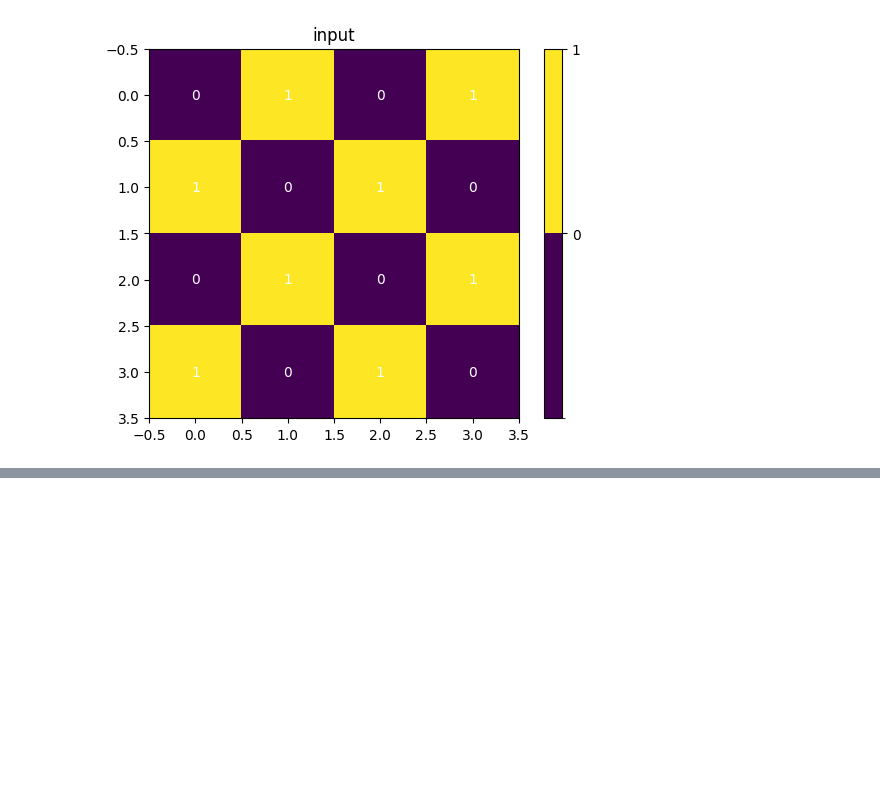
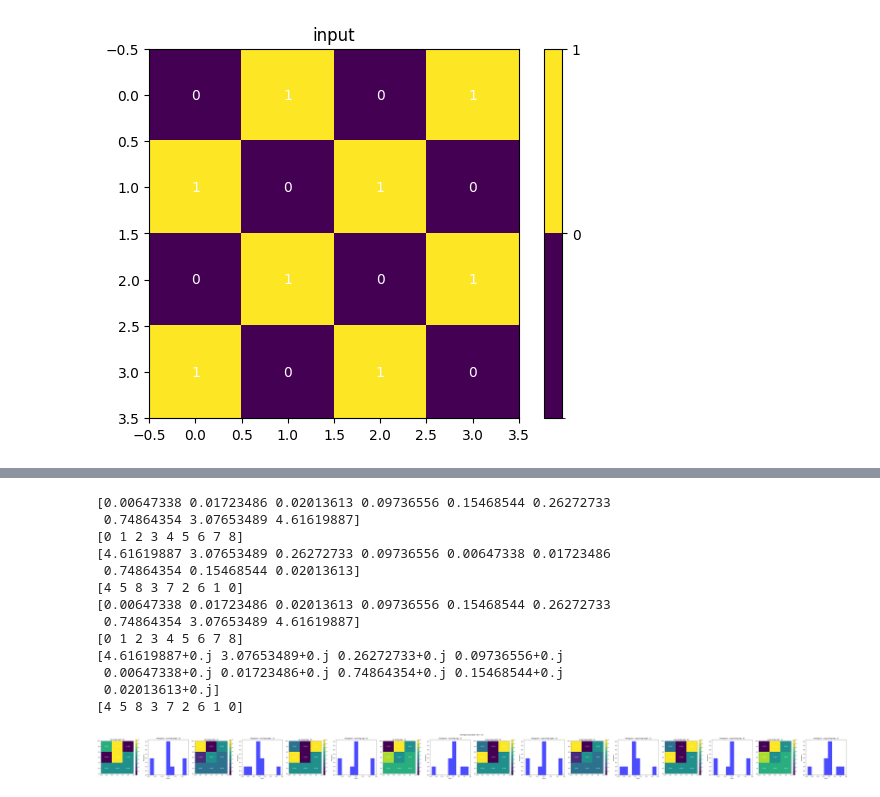
Before and after one commit to garthwales/DDN-NC, a Jupyter notebook: dev/matrix.ipynb, the cells around one changed output, grey strips where cells are left out. Cells and saved outputs as stored; diff of their text form; code cells hidden in the pictures; blank space fills up the shorter version.

```diff
--- a/dev/matrix.ipynb
+++ b/dev/matrix.ipynb
@@ -68,0 +70,37 @@ plot_data(weights, 'weights', annotate=False)
+# %%
+def plot_data_list_hist(data_list, names, title=None,annotate=True):
+    num_plots = len(data_list)
+
+    fig, axes = plt.subplots(1, 2 * num_plots, figsize=(10 * num_plots, 5))
+
+    for idx, data in enumerate(data_list):
+        num_unique_values = len(np.unique(data))
+        boundaries = np.linspace(np.min(data), np.max(data), num=num_unique_values + 1)
+        cmap = plt.get_cmap('viridis', len(boundaries) - 1)
+        norm = BoundaryNorm(boundaries, cmap.N, clip=False)
+
+        image_ax = axes[2 * idx]
+        hist_ax = axes[2 * idx + 1]
+
+        # Plot the image on the left subplot
+        cax = image_ax.imshow(data, cmap=cmap, norm=norm)
+
+        if annotate:
+            for i in range(data.shape[0]):
+                for j in range(data.shape[1]):
+                    image_ax.text(j, i, f'{data[i, j]:.3f}', va='center', ha='center', color='w')
+
+        cbar = fig.colorbar(cax, ax=image_ax, cmap=cmap, norm=norm, ticks=boundaries[1:], format='%d')
+        image_ax.set_title(names[idx])
+
+        # Plot a histogram on the right subplot
+        hist_ax.hist(data.ravel(), bins=9, color='blue', alpha=0.7)
+        hist_ax.set_xlabel('Value')
+        hist_ax.set_ylabel('Frequency')
+        hist_ax.set_title(f'Histogram - {names[idx]}')
+
+    if title is not None:
+        fig.suptitle(title)
+    # Adjust the spacing between subplots
+    plt.tight_layout()
+    plt.show()
@@ -68,0 +181,23 @@ plot_data(weights, 'weights', annotate=False)
+# %%
+cases = [1,2,3,4]
+all_vecs,names = get_cuts(weight, cases)
+data_list = [vec.reshape((N2,N2)) for vec in all_vecs]
+plot_data_list_hist(data_list, names, title='Average association, Wx = λx')
+
+# TODO: scipy eigh with generalized option as well
+# TODO: be happy
+# %% [output]
+[0.00647338 0.01723486 0.02013613 0.09736556 0.15468544 0.26272733
+ 0.74864354 3.07653489 4.61619887]
+[0 1 2 3 4 5 6 7 8]
+[4.61619887 3.07653489 0.26272733 0.09736556 0.00647338 0.01723486
+ 0.74864354 0.15468544 0.02013613]
+[4 5 8 3 7 2 6 1 0]
+[0.00647338 0.01723486 0.02013613 0.09736556 0.15468544 0.26272733
+ 0.74864354 3.07653489 4.61619887]
+[0 1 2 3 4 5 6 7 8]
+[4.61619887+0.j 3.07653489+0.j 0.26272733+0.j 0.09736556+0.j
+ 0.00647338+0.j 0.01723486+0.j 0.74864354+0.j 0.15468544+0.j
+ 0.02013613+0.j]
+[4 5 8 3 7 2 6 1 0]
+[figure, added]
```
Also changed, not shown: parts of 5 cells of this notebook.
